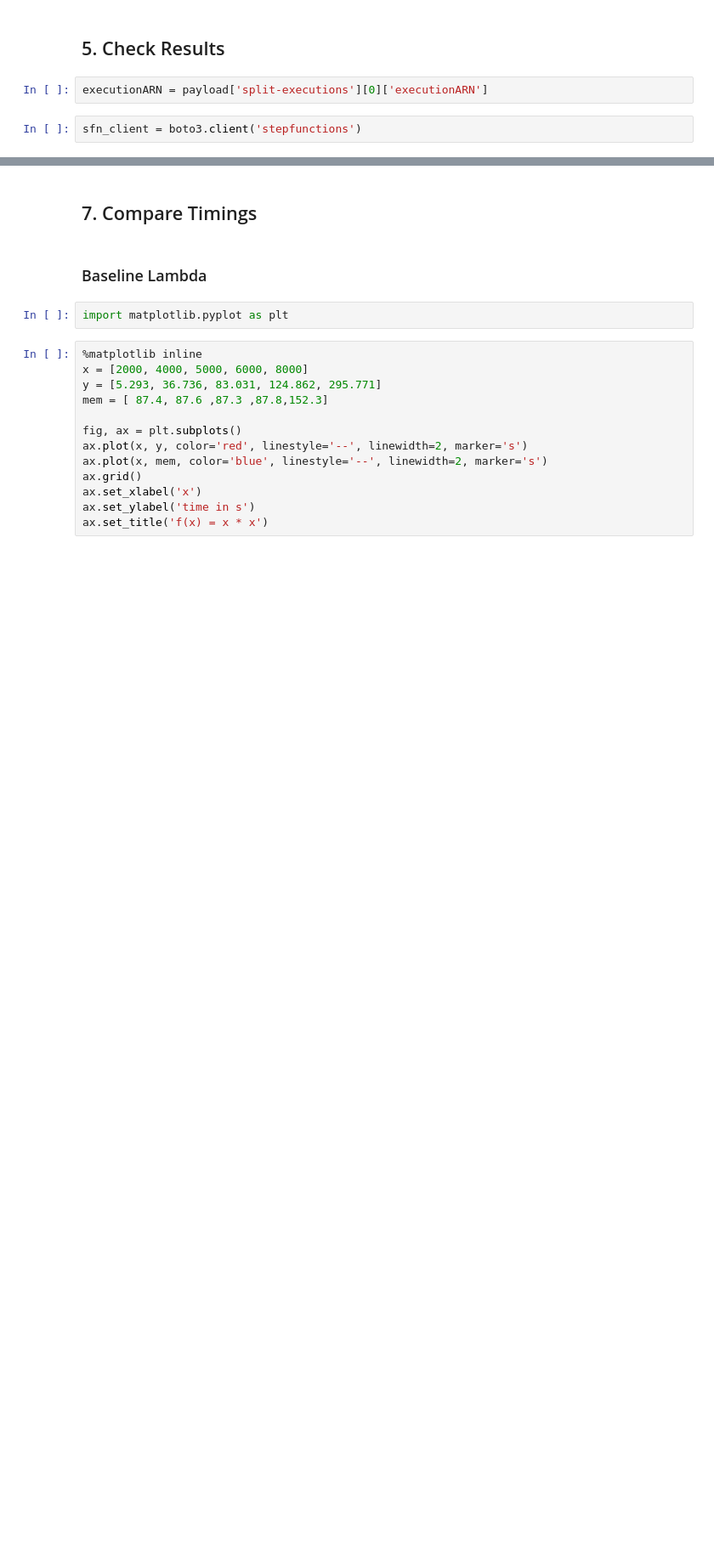
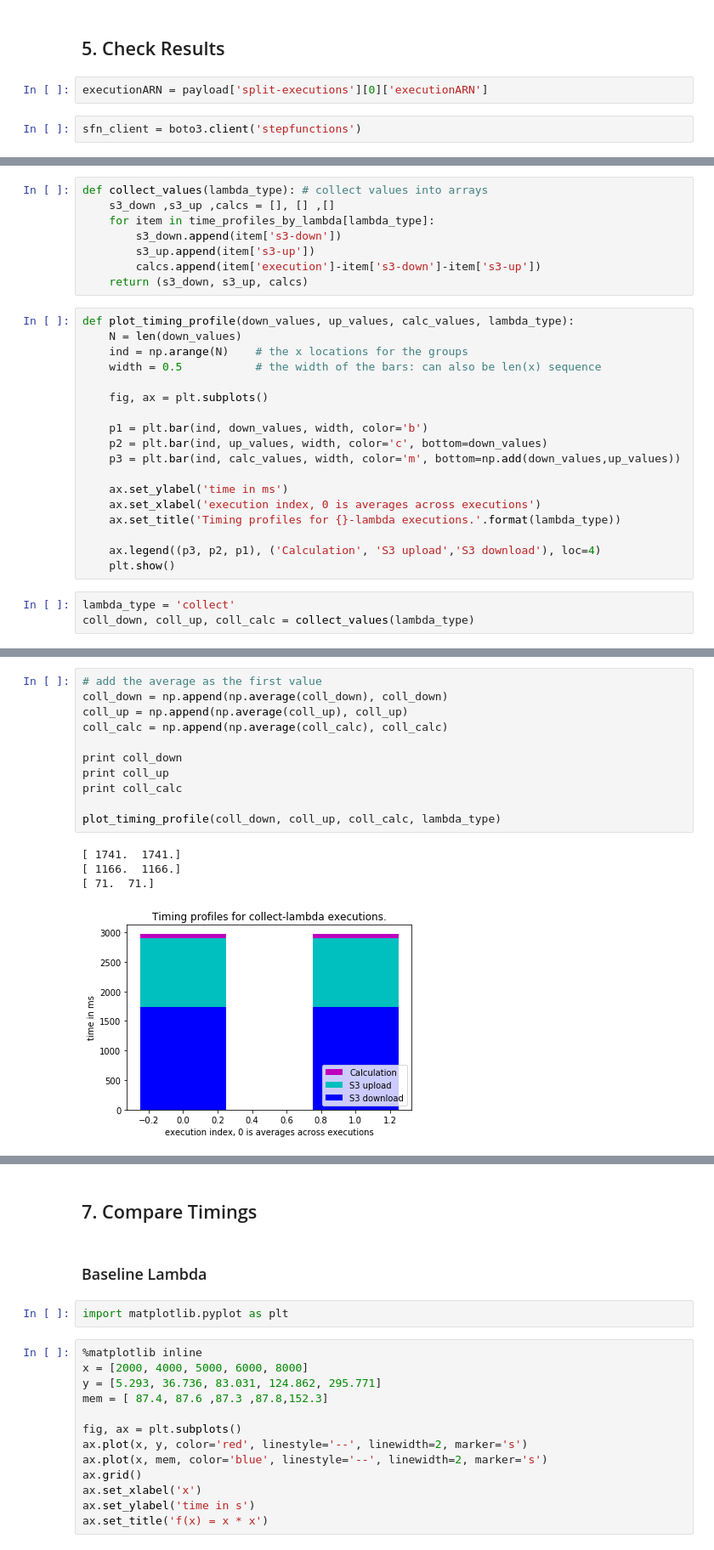
Before and after one commit to joh-mue/MOps, a Jupyter notebook: jupyter-notebooks/MultiUnitMultiplication.ipynb, the cells around one changed output, grey strips where cells are left out. Shown: that part at 85% size. Drawn from its saved outputs; the diff is of its cells as text; blank space fills up the shorter version.

```diff
--- a/jupyter-notebooks/MultiUnitMultiplication.ipynb
+++ b/jupyter-notebooks/MultiUnitMultiplication.ipynb
@@ -211,0 +292,29 @@ response = sfn_client.get_execution_history(
+# %%
+def collect_values(lambda_type): # collect values into arrays
+    s3_down ,s3_up ,calcs = [], [] ,[]
+    for item in time_profiles_by_lambda[lambda_type]:
+        s3_down.append(item['s3-down'])
+        s3_up.append(item['s3-up'])
+        calcs.append(item['execution']-item['s3-down']-item['s3-up'])
+    return (s3_down, s3_up, calcs)
+# %%
+def plot_timing_profile(down_values, up_values, calc_values, lambda_type):
+    N = len(down_values)
+    ind = np.arange(N)    # the x locations for the groups
+    width = 0.5           # the width of the bars: can also be len(x) sequence
+
+    fig, ax = plt.subplots()
+
+    p1 = plt.bar(ind, down_values, width, color='b')
+    p2 = plt.bar(ind, up_values, width, color='c', bottom=down_values)
+    p3 = plt.bar(ind, calc_values, width, color='m', bottom=np.add(down_values,up_values))
+
+    ax.set_ylabel('time in ms')
+    ax.set_xlabel('execution index, 0 is averages across executions')
+    ax.set_title('Timing profiles for {}-lambda executions.'.format(lambda_type))
+
+    ax.legend((p3, p2, p1), ('Calculation', 'S3 upload','S3 download'), loc=4)
+    plt.show()
+# %%
+lambda_type = 'collect'
+coll_down, coll_up, coll_calc = collect_values(lambda_type)
@@ -211,0 +326,16 @@ response = sfn_client.get_execution_history(
+# %%
+# add the average as the first value
+coll_down = np.append(np.average(coll_down), coll_down)
+coll_up = np.append(np.average(coll_up), coll_up)
+coll_calc = np.append(np.average(coll_calc), coll_calc)
+
+print coll_down
+print coll_up
+print coll_calc
+
+plot_timing_profile(coll_down, coll_up, coll_calc, lambda_type)
+# %% [output]
+[ 1741.  1741.]
+[ 1166.  1166.]
+[ 71.  71.]
+[figure, added]
```
Also changed, not shown: parts of 22 cells of this notebook.
